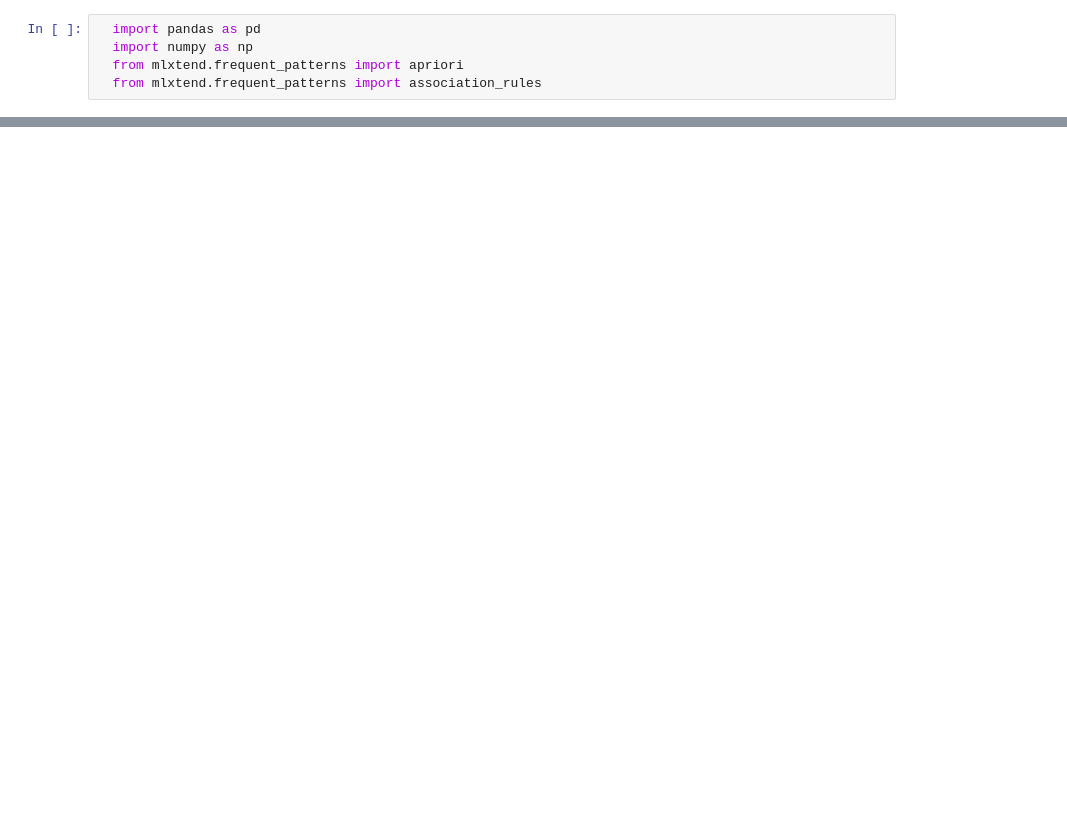
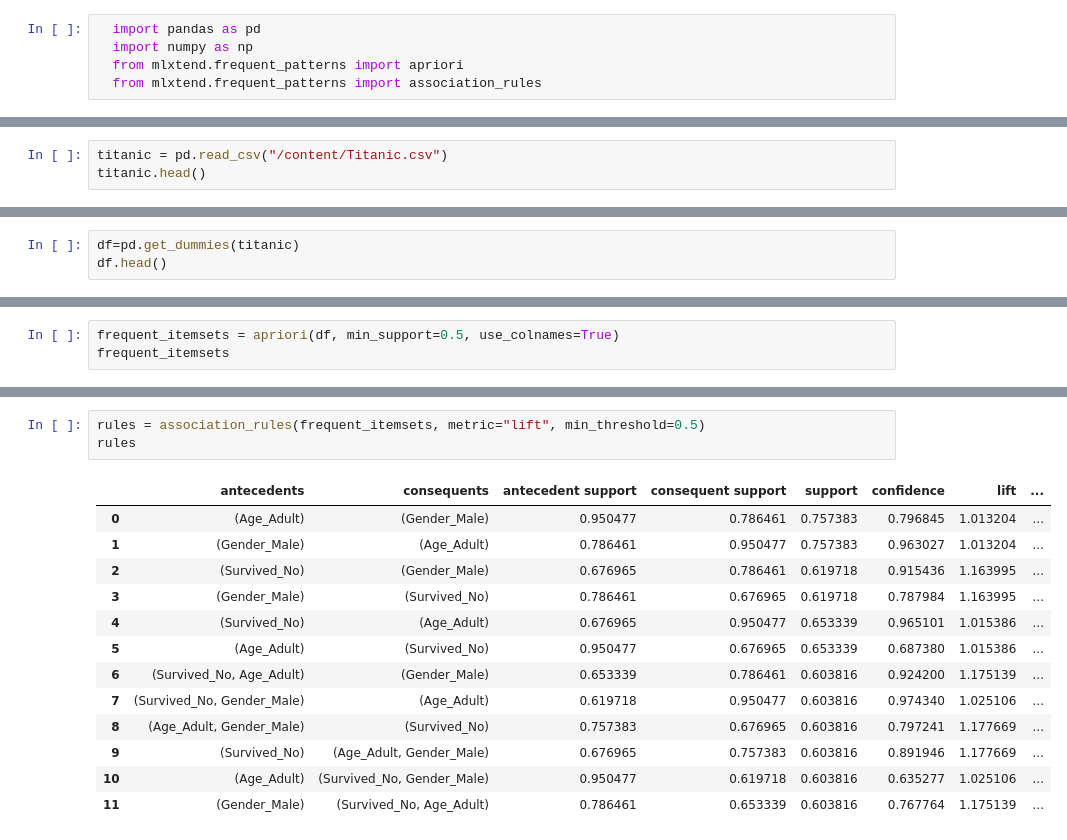
Before and after one commit to ChetanGoud77/AD-PYTHON, a Jupyter notebook: DAY_22.ipynb, the cells around one changed output, grey strips where cells are left out. Cells and saved outputs as stored; diff of their text form; blank space fills up the shorter version.

```diff
--- a/DAY_22.ipynb
+++ b/DAY_22.ipynb
@@ -29,0 +44,3 @@ Requirement already satisfied: six>=1.5 in /usr/local/lib/python3.11/dist-packag
+# %%
+titanic = pd.read_csv("/content/Titanic.csv")
+titanic.head()
@@ -29,0 +89,3 @@ Requirement already satisfied: six>=1.5 in /usr/local/lib/python3.11/dist-packag
+# %%
+df=pd.get_dummies(titanic)
+df.head()
@@ -29,0 +120,3 @@ Requirement already satisfied: six>=1.5 in /usr/local/lib/python3.11/dist-packag
+# %%
+frequent_itemsets = apriori(df, min_support=0.5, use_colnames=True)
+frequent_itemsets
@@ -29,0 +132,17 @@ Requirement already satisfied: six>=1.5 in /usr/local/lib/python3.11/dist-packag
+# %%
+rules = association_rules(frequent_itemsets, metric="lift", min_threshold=0.5)
+rules
+# %% [output]
+|  | antecedents | consequents | antecedent support | consequent support | support | confidence | lift | ... |
+| 0 | (Age_Adult) | (Gender_Male) | 0.950477 | 0.786461 | 0.757383 | 0.796845 | 1.013204 | ... |
+| 1 | (Gender_Male) | (Age_Adult) | 0.786461 | 0.950477 | 0.757383 | 0.963027 | 1.013204 | ... |
+| 2 | (Survived_No) | (Gender_Male) | 0.676965 | 0.786461 | 0.619718 | 0.915436 | 1.163995 | ... |
+| 3 | (Gender_Male) | (Survived_No) | 0.786461 | 0.676965 | 0.619718 | 0.787984 | 1.163995 | ... |
+| 4 | (Survived_No) | (Age_Adult) | 0.676965 | 0.950477 | 0.653339 | 0.965101 | 1.015386 | ... |
+| 5 | (Age_Adult) | (Survived_No) | 0.950477 | 0.676965 | 0.653339 | 0.687380 | 1.015386 | ... |
+| 6 | (Survived_No, Age_Adult) | (Gender_Male) | 0.653339 | 0.786461 | 0.603816 | 0.924200 | 1.175139 | ... |
+| 7 | (Survived_No, Gender_Male) | (Age_Adult) | 0.619718 | 0.950477 | 0.603816 | 0.974340 | 1.025106 | ... |
+| 8 | (Age_Adult, Gender_Male) | (Survived_No) | 0.757383 | 0.676965 | 0.603816 | 0.797241 | 1.177669 | ... |
+| 9 | (Survived_No) | (Age_Adult, Gender_Male) | 0.676965 | 0.757383 | 0.603816 | 0.891946 | 1.177669 | ... |
+| 10 | (Age_Adult) | (Survived_No, Gender_Male) | 0.950477 | 0.619718 | 0.603816 | 0.635277 | 1.025106 | ... |
+| 11 | (Gender_Male) | (Survived_No, Age_Adult) | 0.786461 | 0.653339 | 0.603816 | 0.767764 | 1.175139 | ... |
```
Also changed, not shown: parts of 11 cells of this notebook.
